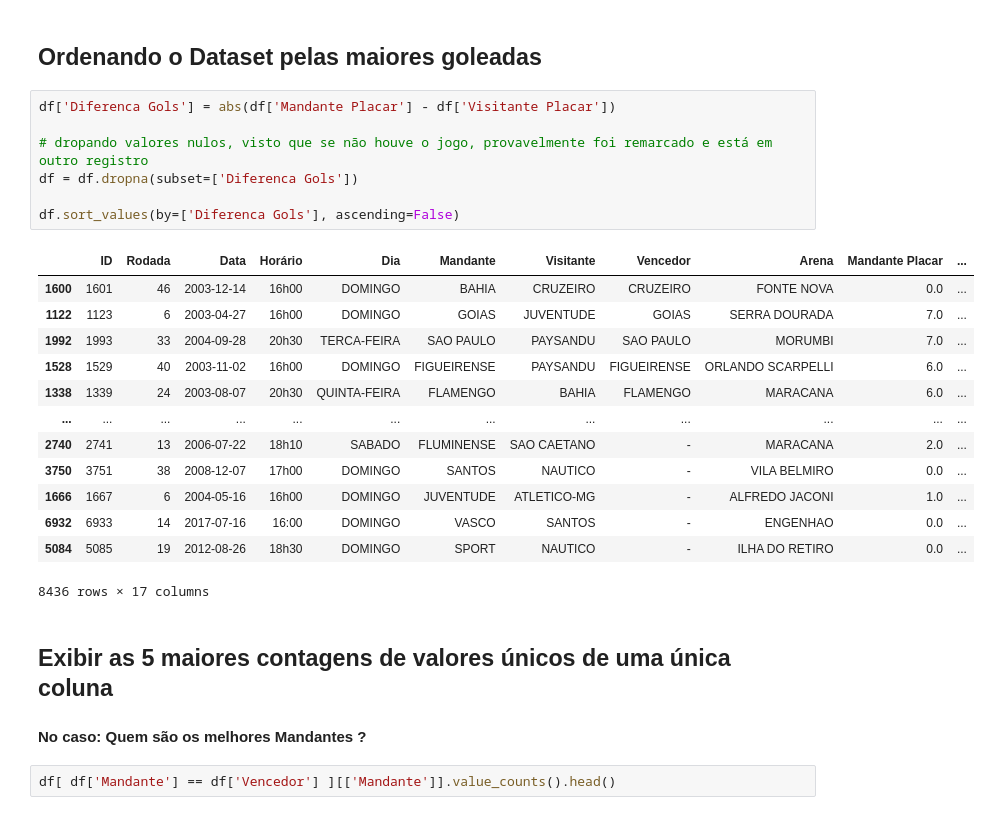
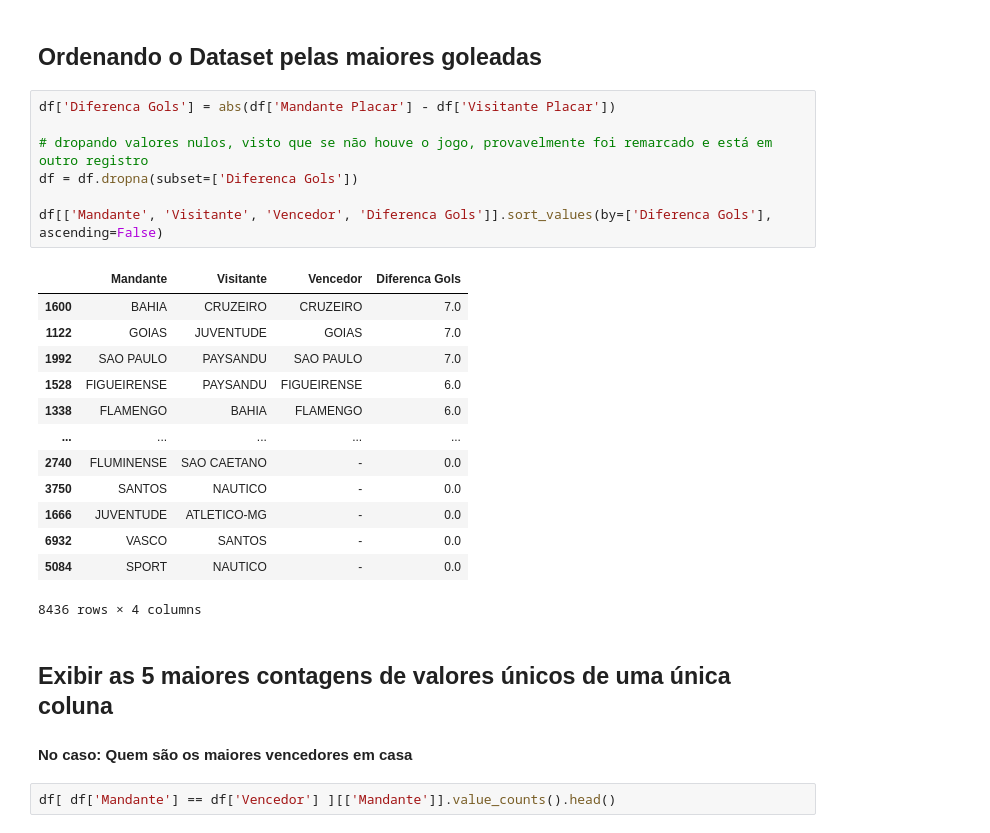
Before and after one commit to E-Rombi/campeonato-brasileiro-IA, a Jupyter notebook: main.ipynb, the cells around one changed output. Cells and saved outputs as stored; diff of their text form.

```diff
--- a/main.ipynb
+++ b/main.ipynb
@@ -100,27 +103,27 @@ tg[['Times', 'Pontos']]
 # %%
 df['Diferenca Gols'] = abs(df['Mandante Placar'] - df['Visitante Placar'])
 
 # dropando valores nulos, visto que se não houve o jogo, provavelmente foi remarcado e está em outro registro
 df = df.dropna(subset=['Diferenca Gols'])
 
-df.sort_values(by=['Diferenca Gols'], ascending=False)
+df[['Mandante', 'Visitante', 'Vencedor', 'Diferenca Gols']].sort_values(by=['Diferenca Gols'], ascending=False)
 # %% [output]
-|  | ID | Rodada | Data | Horário | Dia | Mandante | Visitante | Vencedor | Arena | Mandante Placar | ... |
-| 1600 | 1601 | 46 | 2003-12-14 | 16h00 | DOMINGO | BAHIA | CRUZEIRO | CRUZEIRO | FONTE NOVA | 0.0 | ... |
-| 1122 | 1123 | 6 | 2003-04-27 | 16h00 | DOMINGO | GOIAS | JUVENTUDE | GOIAS | SERRA DOURADA | 7.0 | ... |
-| 1992 | 1993 | 33 | 2004-09-28 | 20h30 | TERCA-FEIRA | SAO PAULO | PAYSANDU | SAO PAULO | MORUMBI | 7.0 | ... |
-| 1528 | 1529 | 40 | 2003-11-02 | 16h00 | DOMINGO | FIGUEIRENSE | PAYSANDU | FIGUEIRENSE | ORLANDO SCARPELLI | 6.0 | ... |
-| 1338 | 1339 | 24 | 2003-08-07 | 20h30 | QUINTA-FEIRA | FLAMENGO | BAHIA | FLAMENGO | MARACANA | 6.0 | ... |
-| ... | ... | ... | ... | ... | ... | ... | ... | ... | ... | ... | ... |
-| 2740 | 2741 | 13 | 2006-07-22 | 18h10 | SABADO | FLUMINENSE | SAO CAETANO | - | MARACANA | 2.0 | ... |
-| 3750 | 3751 | 38 | 2008-12-07 | 17h00 | DOMINGO | SANTOS | NAUTICO | - | VILA BELMIRO | 0.0 | ... |
-| 1666 | 1667 | 6 | 2004-05-16 | 16h00 | DOMINGO | JUVENTUDE | ATLETICO-MG | - | ALFREDO JACONI | 1.0 | ... |
-| 6932 | 6933 | 14 | 2017-07-16 | 16:00 | DOMINGO | VASCO | SANTOS | - | ENGENHAO | 0.0 | ... |
-| 5084 | 5085 | 19 | 2012-08-26 | 18h30 | DOMINGO | SPORT | NAUTICO | - | ILHA DO RETIRO | 0.0 | ... |
+|  | Mandante | Visitante | Vencedor | Diferenca Gols |
+| 1600 | BAHIA | CRUZEIRO | CRUZEIRO | 7.0 |
+| 1122 | GOIAS | JUVENTUDE | GOIAS | 7.0 |
+| 1992 | SAO PAULO | PAYSANDU | SAO PAULO | 7.0 |
+| 1528 | FIGUEIRENSE | PAYSANDU | FIGUEIRENSE | 6.0 |
+| 1338 | FLAMENGO | BAHIA | FLAMENGO | 6.0 |
+| ... | ... | ... | ... | ... |
+| 2740 | FLUMINENSE | SAO CAETANO | - | 0.0 |
+| 3750 | SANTOS | NAUTICO | - | 0.0 |
+| 1666 | JUVENTUDE | ATLETICO-MG | - | 0.0 |
+| 6932 | VASCO | SANTOS | - | 0.0 |
+| 5084 | SPORT | NAUTICO | - | 0.0 |
-8436 rows × 17 columns
+8436 rows × 4 columns
 # %% [markdown]
 ## Exibir as 5 maiores contagens de valores únicos de uma única coluna
-#### No caso: Quem são os melhores Mandantes ?
+#### No caso: Quem são os maiores vencedores em casa
 # %%
 df[ df['Mandante'] == df['Vencedor'] ][['Mandante']].value_counts().head()
 # %% [output]
```
Also changed, not shown: parts of 9 cells of this notebook.
